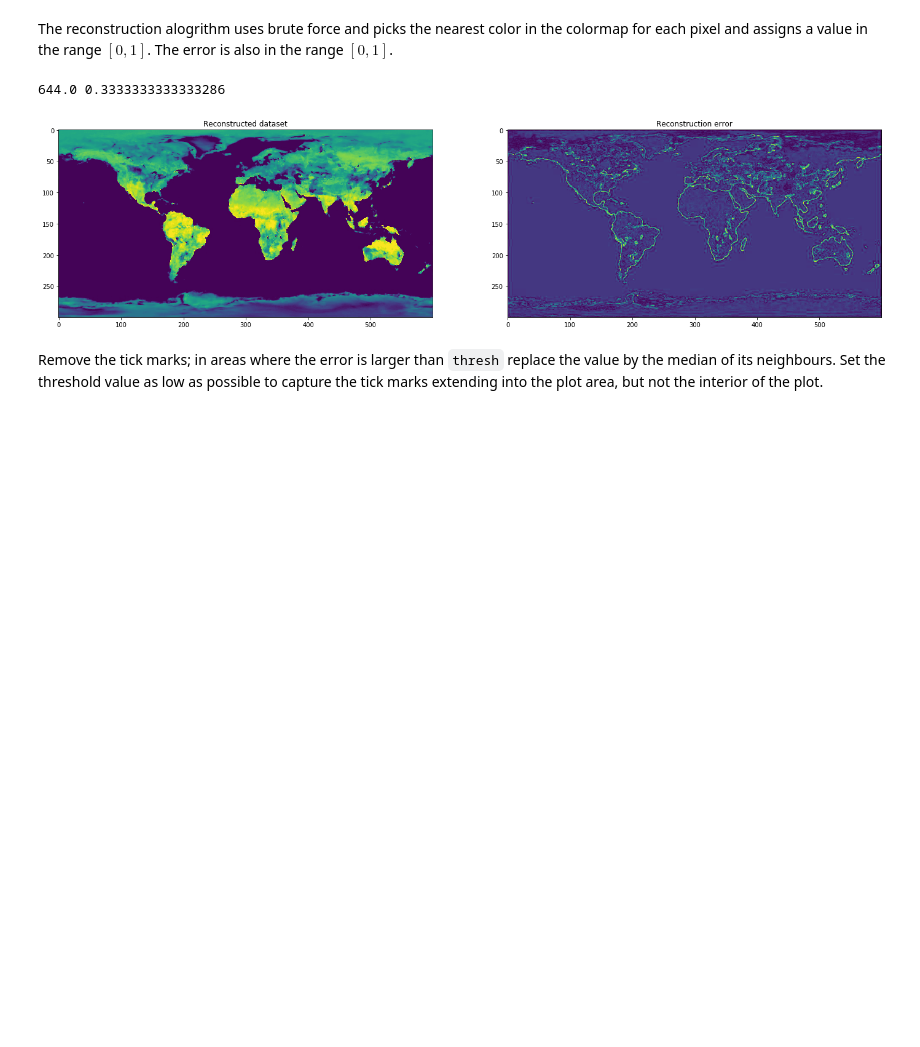
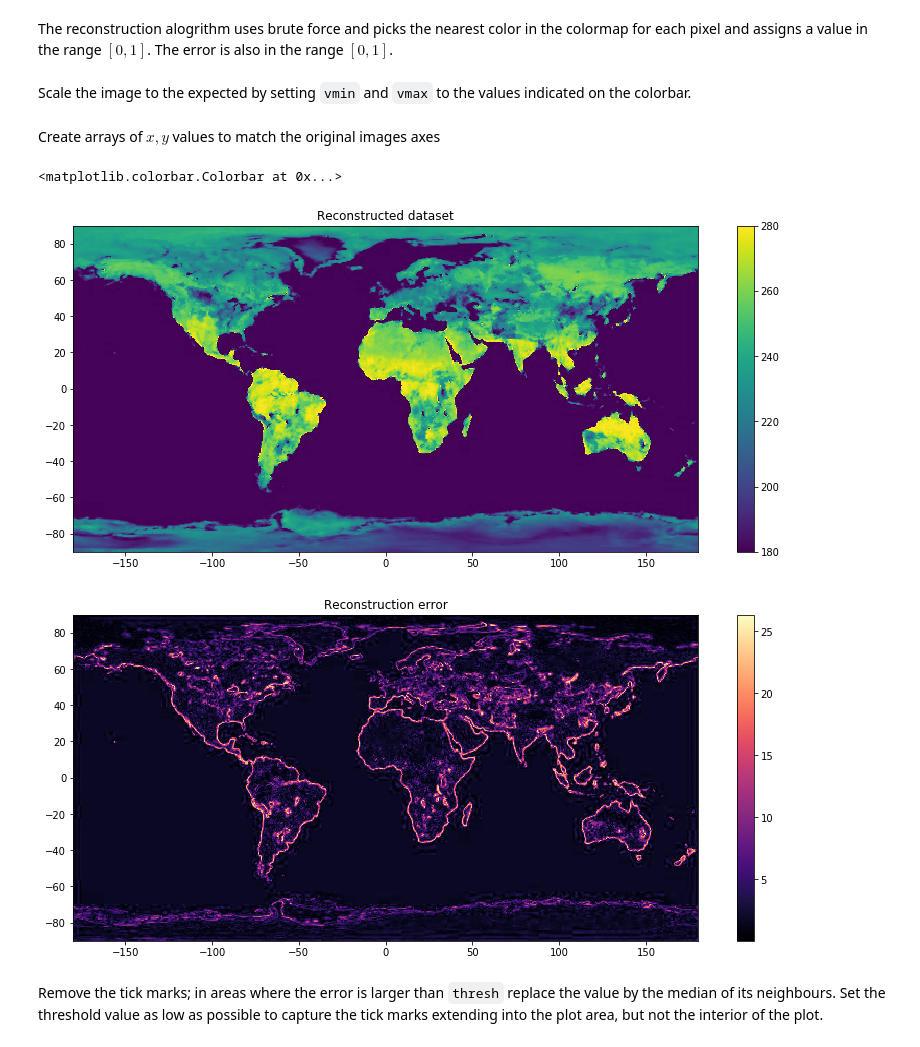
Before and after one commit to codacy-badger/imageslurper, a Jupyter notebook: imageslurper.ipynb, the cells around one changed output. Cells and saved outputs as stored; diff of their text form; code cells hidden in the pictures; blank space fills up the shorter version.

```diff
--- a/imageslurper.ipynb
+++ b/imageslurper.ipynb
@@ -121,22 +125,8 @@ def unmap_nearest(img, rgb):
     d = np.sum(np.abs(img[np.newaxis, ...] - rgb[:, np.newaxis, np.newaxis, :]), axis=-1)
     i = np.argmin(d, axis=0)
     err = np.min(d, axis=0)
-    print(np.max(d), np.min(d))
     return i / (rgb.shape[0] - 1), err / (255*3)
 
 reconstructed, err = unmap_nearest(rgb_img, colorbar_rgb)
-
-assert not np.any(np.isnan(reconstructed)), "No NaN values allowed."
-assert not np.any(np.isnan(err)), "No NaN values allowed."
-
-fig, axs = plt.subplots(1, 2, figsize=(24,12))
-ax = axs[0]
-img = ax.imshow(reconstructed, cmap='viridis')
-ax.set_title('Reconstructed dataset')
-
-ax = axs[1]
-ax.set_title('Reconstruction error')
-img = ax.imshow(err, cmap='viridis')
-# %% [output]
-644.0 0.3333333333333286
-[figure, removed]
+# %% [markdown]
+Scale the image to the expected by setting `vmin` and `vmax` to the values indicated on the colorbar.
@@ -143,3 +137,26 @@ img = ax.imshow(err, cmap='viridis')
+# %% [markdown]
+Create arrays of $x,y$ values to match the original images axes
+# %%
+x = np.linspace(-180, 180, reconstructed.shape[1])
+y = np.linspace(90, -90, reconstructed.shape[0])
+X, Y = np.meshgrid(x,y)
+
+assert not np.any(np.isnan(reconstructed)), "No NaN values allowed."
+assert not np.any(np.isnan(err)), "No NaN values allowed."
+
+fig, ax = plt.subplots(figsize=(14,6))
+img = ax.pcolormesh(X, Y, reconstructed, cmap='viridis')
+ax.set_title('Reconstructed dataset')
+plt.colorbar(img,ax=ax)
+
+fig, ax = plt.subplots(figsize=(14,6))
+ax.set_title('Reconstruction error')
+img = ax.pcolormesh(X, Y, err, cmap='magma')
+plt.colorbar(img,ax=ax)
+# %% [output]
+<matplotlib.colorbar.Colorbar at 0x...>
+[figure, added]
+[figure, added]
 # %% [markdown]
 Remove the tick marks; in areas where the error is larger than `thresh` replace the value by the median of its neighbours. Set the threshold value as low as possible to capture the tick marks extending into the plot area, but not the interior of the plot.
 # %%
```
Also changed, not shown: parts of 8 cells of this notebook, 5 other files.
